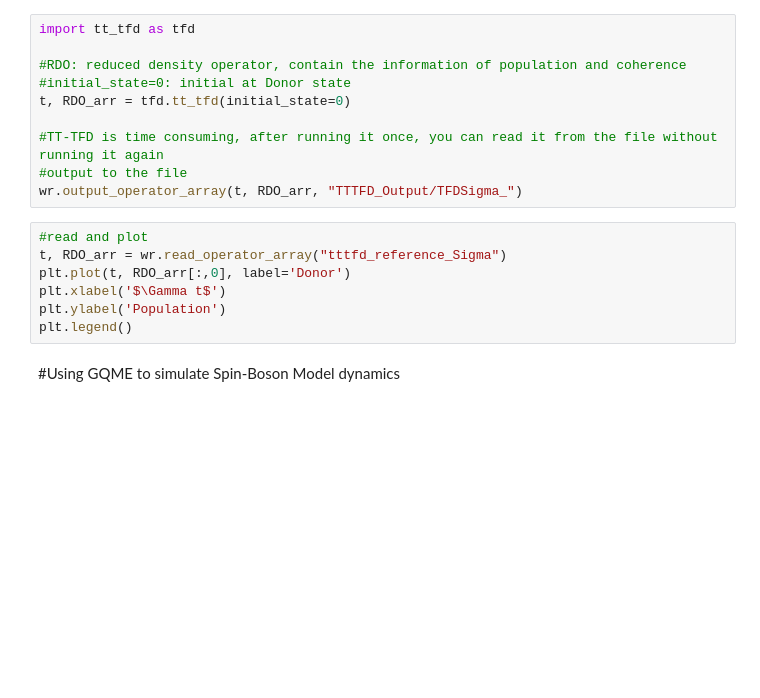
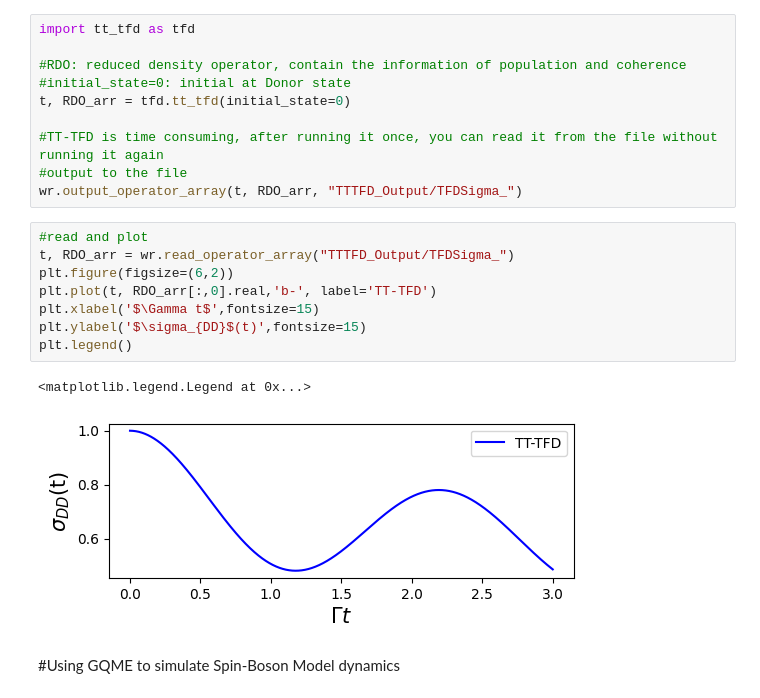
Before and after one commit to XiaohanDan97/CCI_PartIII_GQME, a Jupyter notebook: CCIGQME_Tutorial.ipynb, the cells around one changed output. Cells and saved outputs as stored; diff of their text form; blank space fills up the shorter version.

```diff
--- a/CCIGQME_Tutorial.ipynb
+++ b/CCIGQME_Tutorial.ipynb
@@ -66,11 +69,15 @@ t, RDO_arr = tfd.tt_tfd(initial_state=0)
 wr.output_operator_array(t, RDO_arr, "TTTFD_Output/TFDSigma_")
 # %%
 #read and plot
-t, RDO_arr = wr.read_operator_array("tttfd_reference_Sigma")
-plt.plot(t, RDO_arr[:,0], label='Donor')
-plt.xlabel('$\Gamma t$')
-plt.ylabel('Population')
+t, RDO_arr = wr.read_operator_array("TTTFD_Output/TFDSigma_")
+plt.figure(figsize=(6,2))
+plt.plot(t, RDO_arr[:,0].real,'b-', label='TT-TFD')
+plt.xlabel('$\Gamma t$',fontsize=15)
+plt.ylabel('$\sigma_{DD}$(t)',fontsize=15)
 plt.legend()
+# %% [output]
+<matplotlib.legend.Legend at 0x...>
+[figure, added]
 # %% [markdown]
 #Using GQME to simulate Spin-Boson Model dynamics
 # %% [markdown]
```
Also changed, not shown: parts of 10 cells of this notebook.
